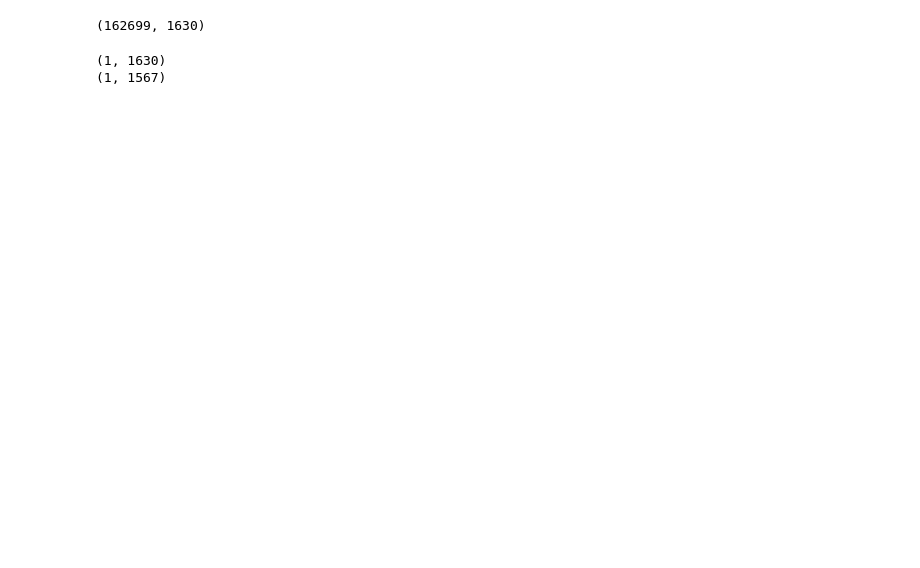
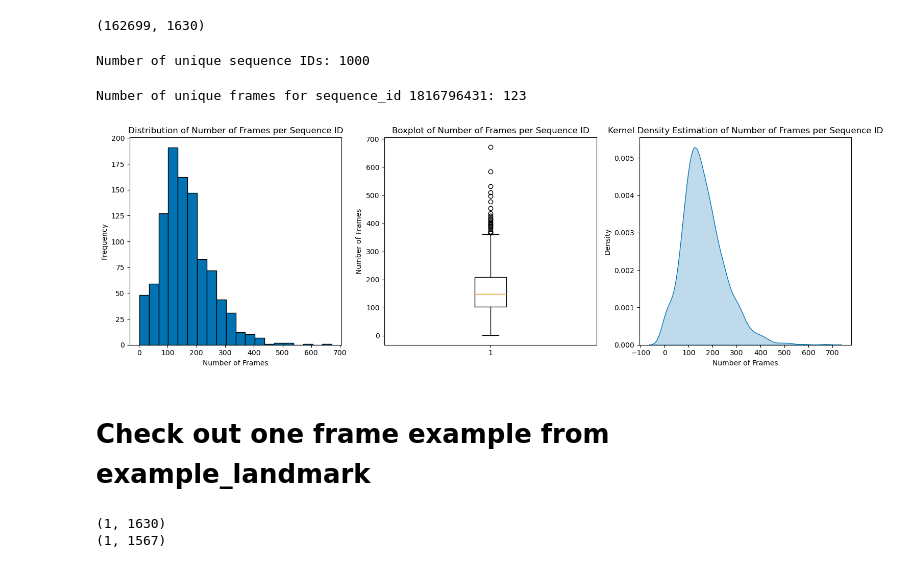
Before and after one commit to Nekoiii/Kaggle_notebook, a Jupyter notebook: sign-language-fingerspelling-recognition.ipynb, the cells around one changed output. Cells and saved outputs as stored; diff of their text form; code cells hidden in the pictures; blank space fills up the shorter version.

```diff
--- a/sign-language-fingerspelling-recognition.ipynb
+++ b/sign-language-fingerspelling-recognition.ipynb
@@ -224,6 +238,50 @@ example_landmark.head()
 example_landmark.shape
 # %% [output]
 (162699, 1630)
+# %%
+unique_sequence_ids = example_landmark.index.unique()
+number_of_unique_sequence_ids = len(unique_sequence_ids)
+print(f"Number of unique sequence IDs: {number_of_unique_sequence_ids}")
+# %% [output]
+Number of unique sequence IDs: 1000
+# %%
+selected_sequence_id_data = example_landmark.loc[1816796431]
+number_of_unique_frames = selected_sequence_id_data['frame'].nunique()
+
+print(f"Number of unique frames for sequence_id 1816796431: {number_of_unique_frames}")
+# %% [output]
+Number of unique frames for sequence_id 1816796431: 123
+# %%
+frame_counts_per_sequence_id = example_landmark.groupby('sequence_id')['frame'].nunique()
+
+plt.figure(figsize=(15, 5))
+
+# Histogram
+plt.subplot(1, 3, 1)
+plt.hist(frame_counts, bins=20, edgecolor='black')
+plt.xlabel('Number of Frames')
+plt.ylabel('Frequency')
+plt.title('Distribution of Number of Frames per Sequence ID')
+
+# Boxplot
+plt.subplot(1, 3, 2)
+plt.boxplot(frame_counts)
+plt.ylabel('Number of Frames')
+plt.title('Boxplot of Number of Frames per Sequence ID')
+
+# Kernel Density Estimation Plot
+plt.subplot(1, 3, 3)
+sns.kdeplot(frame_counts, fill=True)
+plt.xlabel('Number of Frames')
+plt.ylabel('Density')
+plt.title('Kernel Density Estimation of Number of Frames per Sequence ID')
+
+plt.tight_layout()
+plt.show()
+# %% [output]
+[figure, added]
+# %% [markdown]
+# Check out one frame example from example_landmark
 # %%
 example_frame=example_landmark.query("sequence_id == 1816796431 and frame == 25")
 print(example_frame.shape)
```
Also changed, not shown: parts of 8 cells of this notebook.
